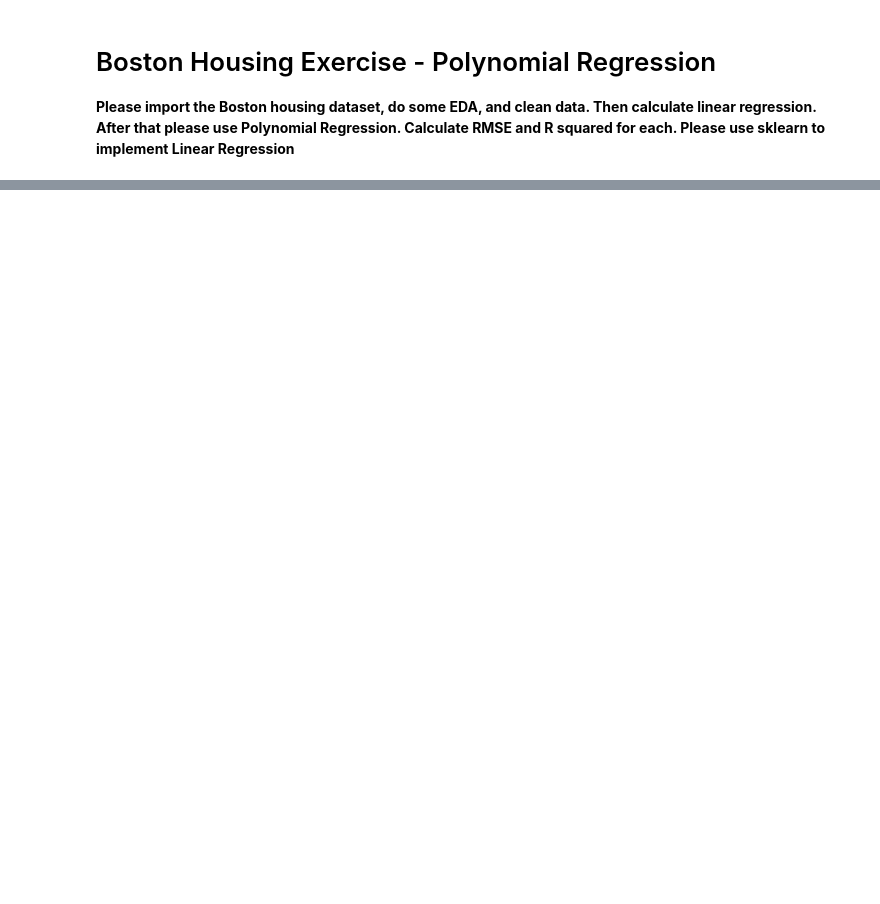
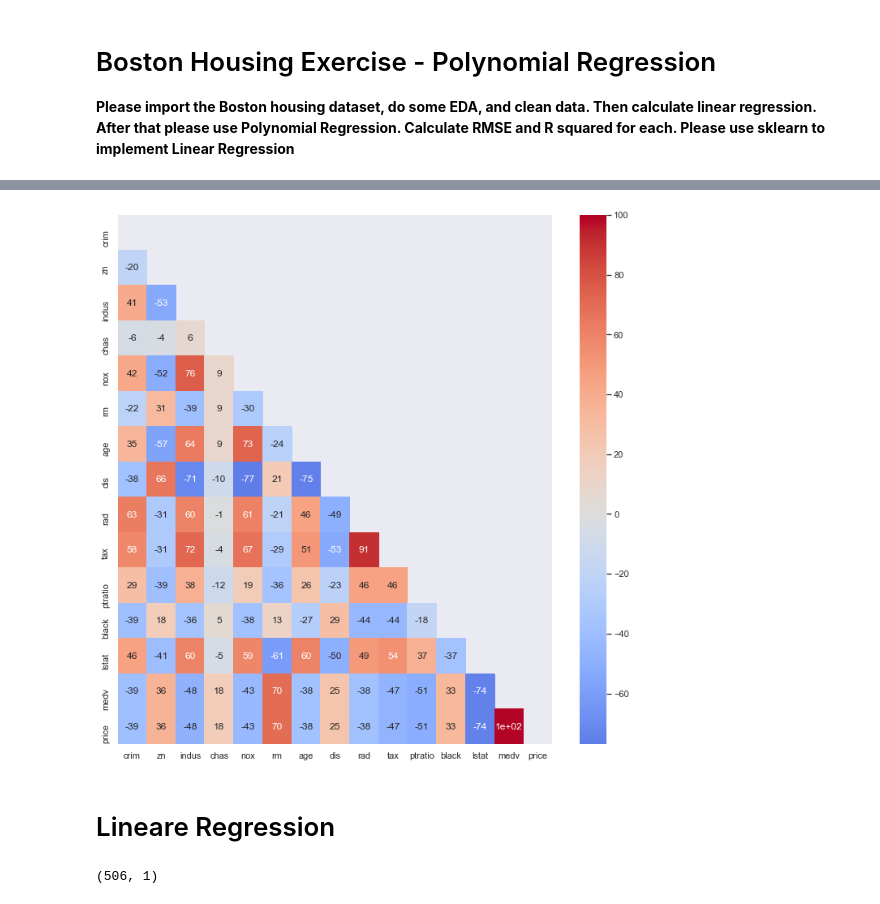
Before and after one commit to Karsten-Yan/nf_ds_aufgaben, a Jupyter notebook: hh-2020-ds1-Polynomial-Regression/3-Polynomial_Regression_Boston_Housing_Exercise.ipynb, the cells around one changed output, grey strips where cells are left out. Cells and saved outputs as stored; diff of their text form; code cells hidden in the pictures; blank space fills up the shorter version.

Commit message:
log regression initial upload

```diff
--- a/hh-2020-ds1-Polynomial-Regression/3-Polynomial_Regression_Boston_Housing_Exercise.ipynb
+++ b/hh-2020-ds1-Polynomial-Regression/3-Polynomial_Regression_Boston_Housing_Exercise.ipynb
@@ -110,0 +117,10 @@ price, dis?
+# %%
+plt.figure(figsize=(12,12))
+mask = np.triu(df.corr())
+ax = sns.heatmap(round(df.corr()*100)
+                 ,annot=True
+                 ,mask=mask
+                 ,cmap='coolwarm'
+                 ,center=0)
+# %% [output]
+[figure, added]
@@ -110,0 +129,8 @@ price, dis?
+# %% [markdown]
+# Lineare Regression
+# %%
+X = df.iloc[:, 5:6].values
+#X = X[:, np.newaxis]
+X.shape
+# %% [output]
+(506, 1)
```
Also changed, not shown: parts of 47 cells of this notebook, 13 other files.
